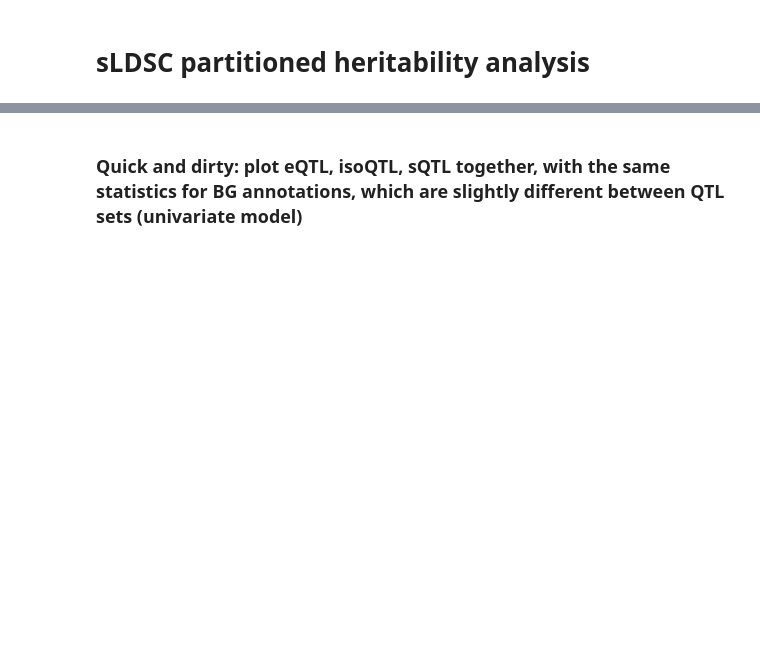
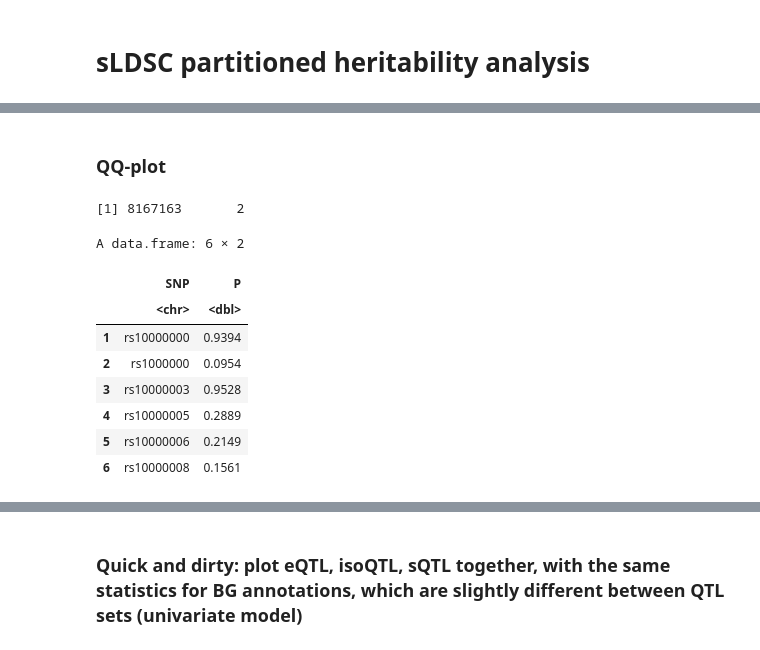
Before and after one commit to gandallab/devBrain_xQTL, a Jupyter notebook: code/05-QTL-GWAS/sLDSC/ldsc_analysis.ipynb, the cells around one changed output, grey strips where cells are left out. Cells and saved outputs as stored; diff of their text form; code cells hidden in the pictures; blank space fills up the shorter version.

```diff
--- a/code/05-QTL-GWAS/sLDSC/ldsc_analysis.ipynb
+++ b/code/05-QTL-GWAS/sLDSC/ldsc_analysis.ipynb
@@ -18,2 +29,20 @@ The following objects are masked from ‘package:base’:
 # %%
 setwd("~/project-gandalm/isoform_twas/sLDSC/")
+# %% [markdown]
+### QQ-plot
+# %%
+gwa <- fread("/u/project/gandalm/shared/GWAS/SCZ.Pardinas.PGC.2018/CLOZUK_rsFiltered_SNP_P.txt", data.table = F)
+# %%
+dim(gwa)
+head(gwa)
+# %% [output]
+[1] 8167163       2
+A data.frame: 6 × 2
+|  | SNP | P |
+|  | <chr> | <dbl> |
+| 1 | rs10000000 | 0.9394 |
+| 2 | rs1000000 | 0.0954 |
+| 3 | rs10000003 | 0.9528 |
+| 4 | rs10000005 | 0.2889 |
+| 5 | rs10000006 | 0.2149 |
+| 6 | rs10000008 | 0.1561 |
```
Also changed, not shown: parts of 26 cells of this notebook, 22 other files.
